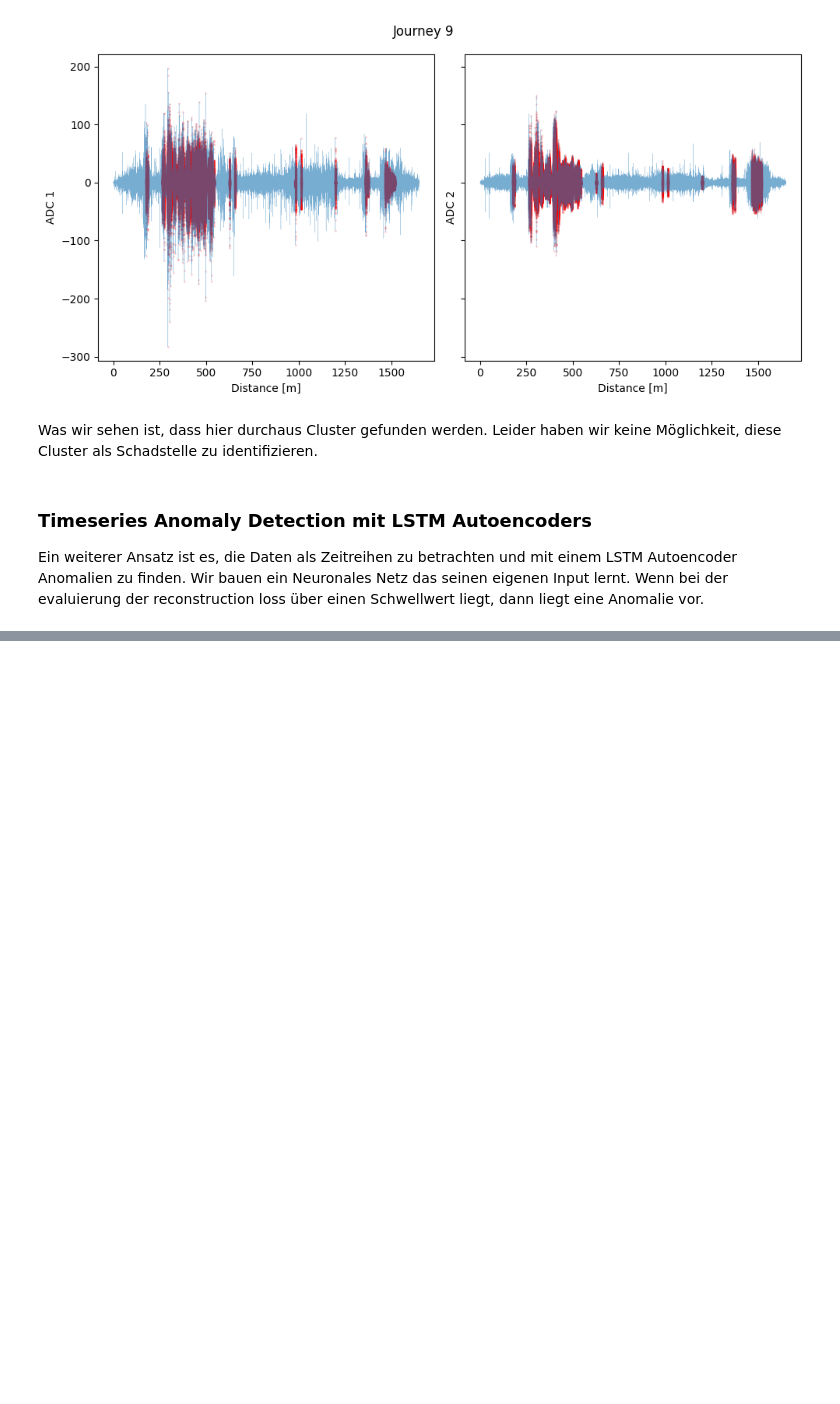
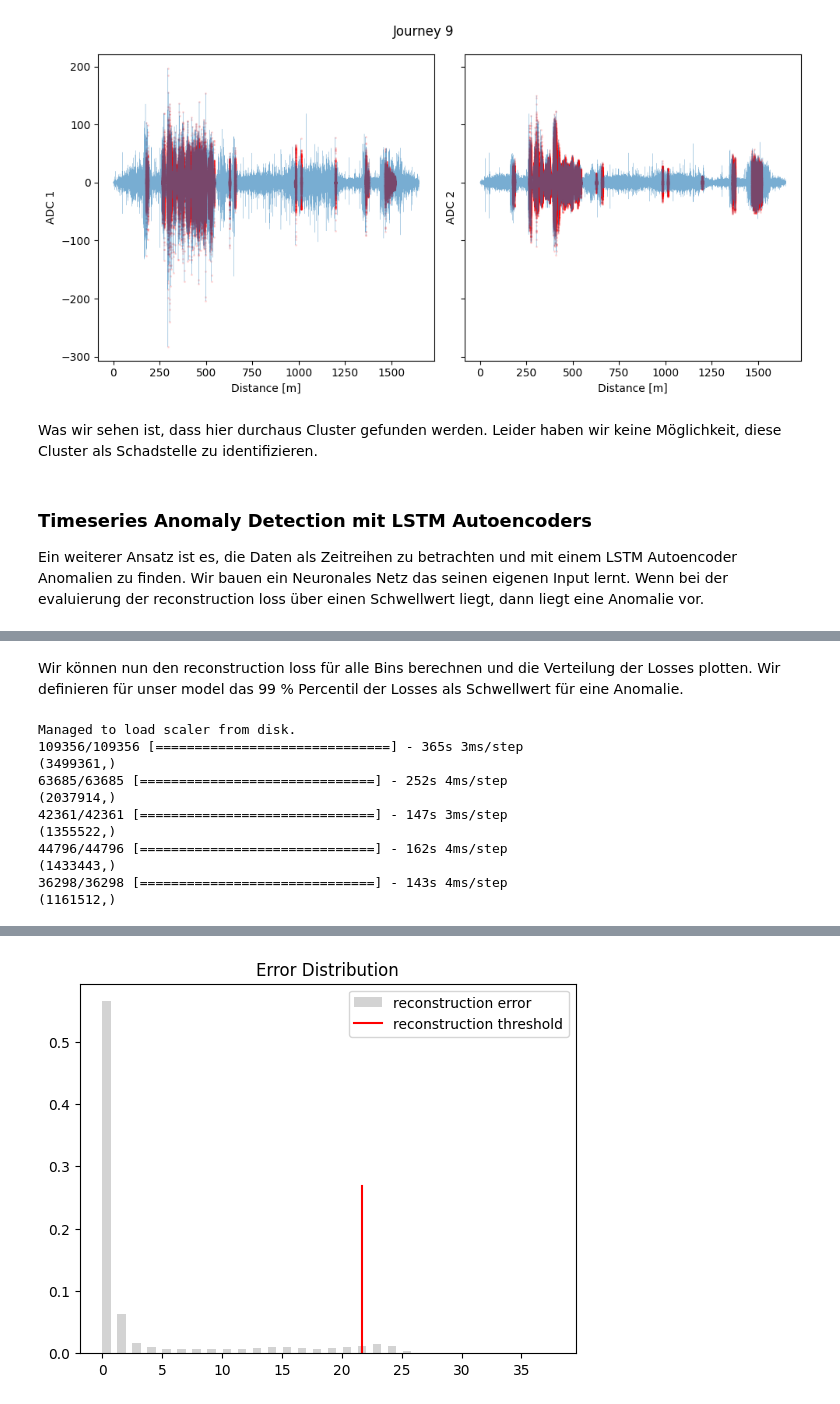
Before and after one commit to cMurschall/technicalDataAnalysis, a Jupyter notebook: report.ipynb, the cells around one changed output, grey strips where cells are left out. Saved outputs shown, nothing was run; the diff lists cells and outputs as text; code cells hidden in the pictures; blank space fills up the shorter version.

Commit message:
Report fully calculated

```diff
--- a/report.ipynb
+++ b/report.ipynb
@@ -400,0 +416,54 @@ Trained journeys: [2 3 4 5 6]
+# %% [markdown]
+Wir können nun den reconstruction loss für alle Bins berechnen und die Verteilung der Losses plotten. Wir definieren für unser model das 99 % Percentil der Losses als Schwellwert für eine Anomalie.
+# %%
+features=['speed', 'ch0']
+
+# calculate standard scaler for our features
+scaler = data.create_scaler_for_features('ADC1', features)
+
+errors = []
+
+for j in loss_df['Journey'].unique():
+    df = data.read_as_chuncked(j, 'ADC1')
+
+    # transform the features by the same scaler we used for training
+    df_transformed = scaler.transform(df[features]).reshape(-1, 1, 2)
+
+    # we predict the reconstruction
+    prediction = model.predict(df_transformed)
+
+    # we calculate reconstruction error (mean absolute error)
+    mean_absolute_error = np.mean(np.abs(prediction - df_transformed), axis=1)[:, 1]
+
+    print(mean_absolute_error.shape)
+    errors.append(mean_absolute_error)
+
+
+# we flatten the list of errors
+training_errors = np.concatenate(errors)
+
+# we define the threshold as the 95 percentile of the training error
+max_train_error = np.percentile(training_errors, 95)
+
+# we plot the distribution of the errors
+plt.title('Error Distribution')
+# plt.yscale("log")
+hist = plt.hist(training_errors, bins=30, density=True, label="reconstruction error", color="#D3D3D3", width=0.7)
+
+# we limit the hight of the threshold line, so it does not look too aggressive
+y_ver_max = hist[0][0] * 0.8
+plt.axvline(x=max_train_error, ymax=y_ver_max, color='r', label="reconstruction threshold")
+plt.legend()
+plt
+# %% [output]
+Managed to load scaler from disk.
+109356/109356 [==============================] - 365s 3ms/step
+(3499361,)
+63685/63685 [==============================] - 252s 4ms/step
+(2037914,)
+42361/42361 [==============================] - 147s 3ms/step
+(1355522,)
+44796/44796 [==============================] - 162s 4ms/step
+(1433443,)
+36298/36298 [==============================] - 143s 4ms/step
+(1161512,)
@@ -400,0 +471 @@ Trained journeys: [2 3 4 5 6]
+[figure, added]
```
Also changed, not shown: parts of 11 cells of this notebook, 6 other files.
